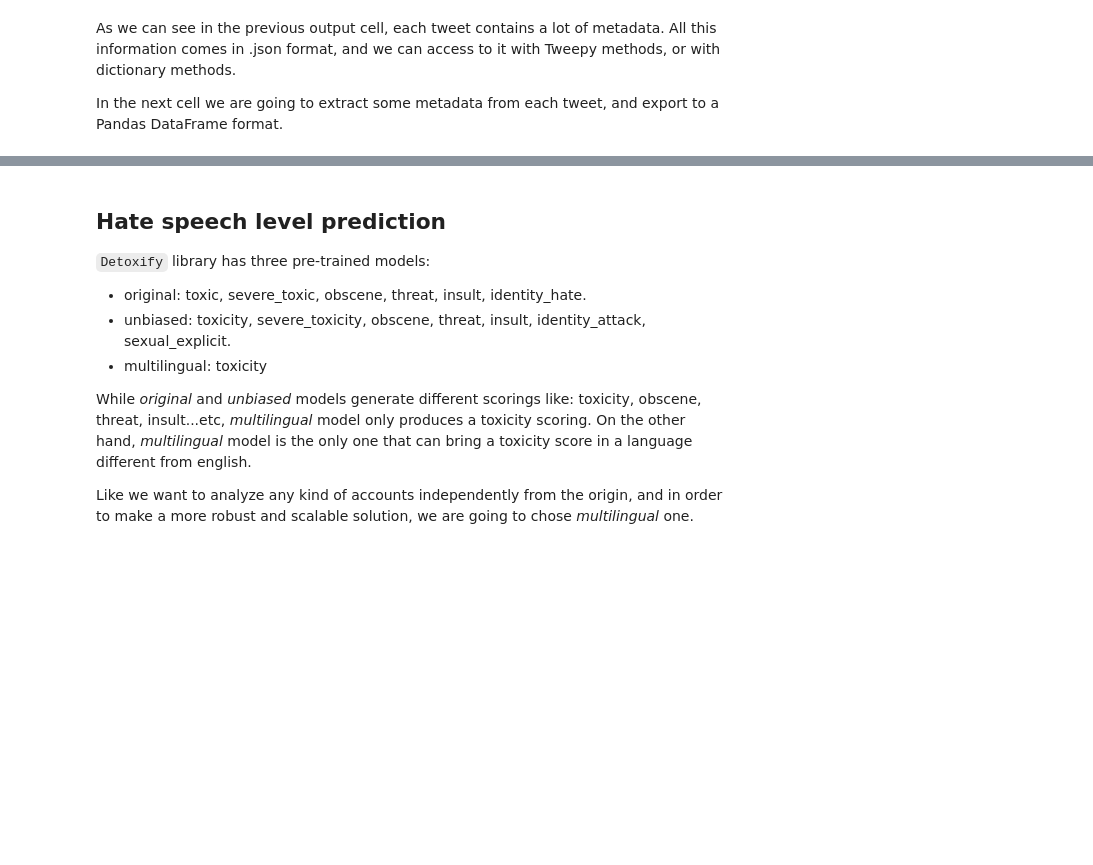
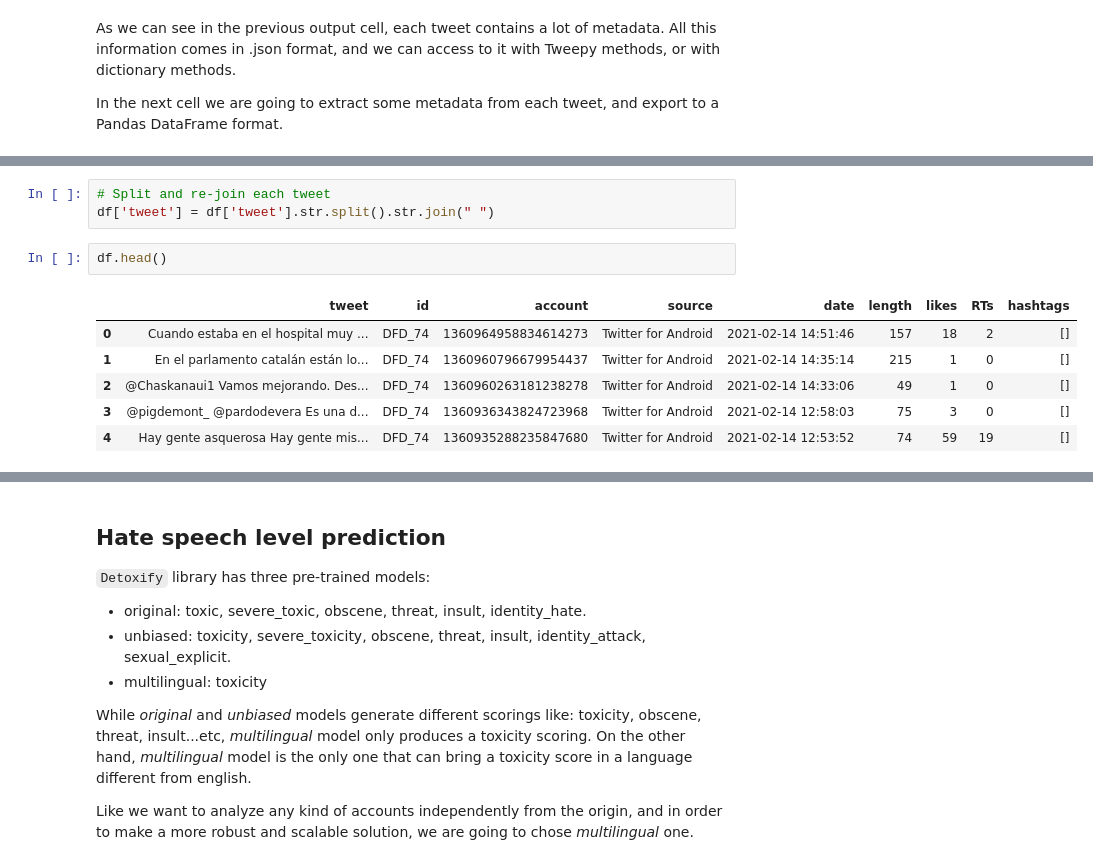
Before and after one commit to gmachinromero/project_robotodio, a Jupyter notebook: 02-twitter-extractor.ipynb, the cells around one changed output, grey strips where cells are left out. Cells and saved outputs as stored; diff of their text form; blank space fills up the shorter version.

```diff
--- a/02-twitter-extractor.ipynb
+++ b/02-twitter-extractor.ipynb
@@ -160,0 +176,12 @@ df.head()
+# %%
+# Split and re-join each tweet
+df['tweet'] = df['tweet'].str.split().str.join(" ")
+# %%
+df.head()
+# %% [output]
+|  | tweet | id | account | source | date | length | likes | RTs | hashtags |
+| 0 | Cuando estaba en el hospital muy ... | DFD_74 | 1360964958834614273 | Twitter for Android | 2021-02-14 14:51:46 | 157 | 18 | 2 | [] |
+| 1 | En el parlamento catalán están lo... | DFD_74 | 1360960796679954437 | Twitter for Android | 2021-02-14 14:35:14 | 215 | 1 | 0 | [] |
+| 2 | @Chaskanaui1 Vamos mejorando. Des... | DFD_74 | 1360960263181238278 | Twitter for Android | 2021-02-14 14:33:06 | 49 | 1 | 0 | [] |
+| 3 | @pigdemont_ @pardodevera Es una d... | DFD_74 | 1360936343824723968 | Twitter for Android | 2021-02-14 12:58:03 | 75 | 3 | 0 | [] |
+| 4 | Hay gente asquerosa Hay gente mis... | DFD_74 | 1360935288235847680 | Twitter for Android | 2021-02-14 12:53:52 | 74 | 59 | 19 | [] |
```
Also changed, not shown: parts of 20 cells of this notebook.
